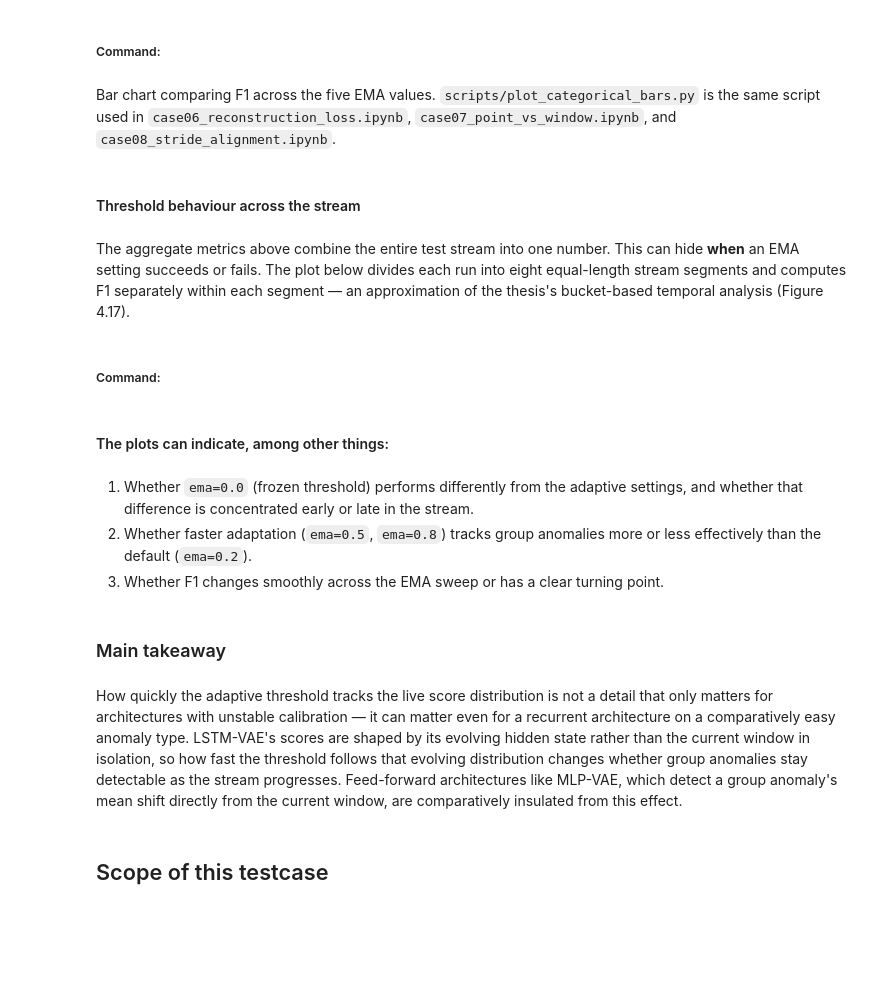
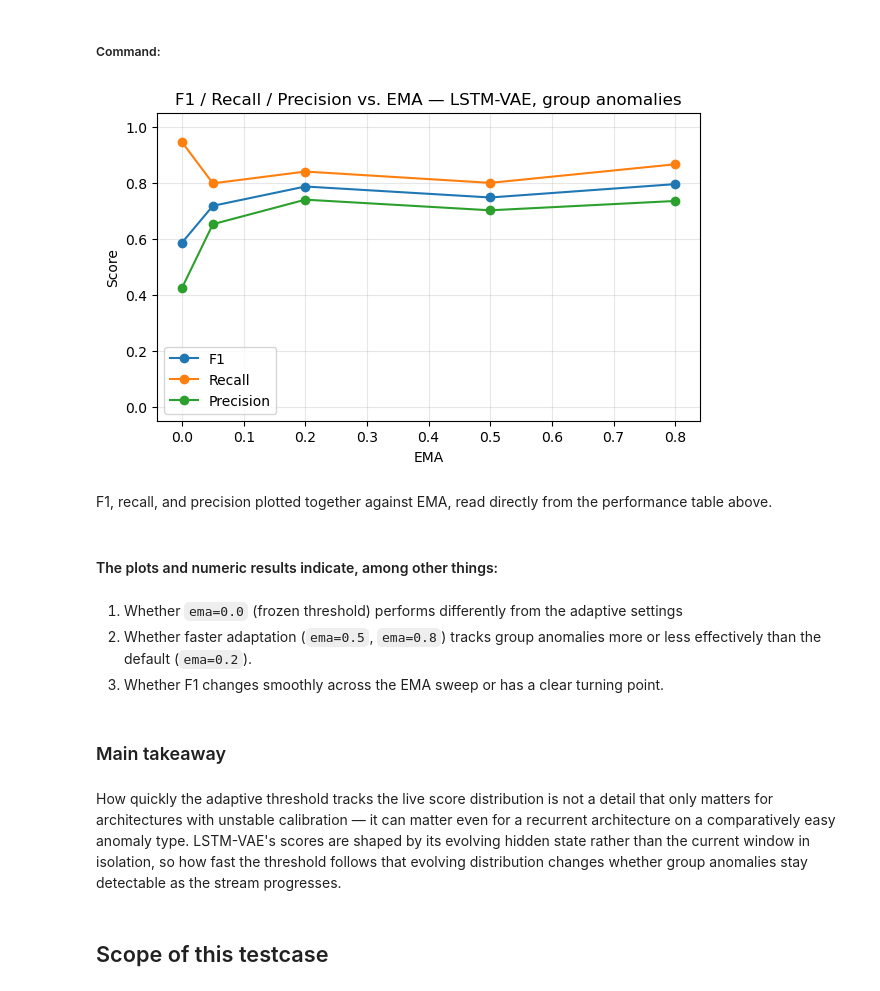
Before and after one commit to hadasecohen/streaming-vae-anomaly-detection, a Jupyter notebook: notebooks/cases/case09_ema_freezing.ipynb, the cells around one changed output. Saved outputs shown, nothing was run; the diff lists cells and outputs as text; code cells hidden in the pictures; blank space fills up the shorter version.

```diff
--- a/notebooks/cases/case09_ema_freezing.ipynb
+++ b/notebooks/cases/case09_ema_freezing.ipynb
@@ -312,8 +357,0 @@ for p in sorted(glob.glob(f"{OUTPUT_DIR}/cross_compare/bars_ema_f1_*.png")):
-# %% [markdown]
-Bar chart comparing F1 across the five EMA values. `scripts/plot_categorical_bars.py` is the same script used in `case06_reconstruction_loss.ipynb`, `case07_point_vs_window.ipynb`, and `case08_stride_alignment.ipynb`.
-# %% [markdown]
-#### Threshold behaviour across the stream
-# %% [markdown]
-The aggregate metrics above combine the entire test stream into one number. This can hide **when** an EMA setting succeeds or fails. The plot below divides each run into eight equal-length stream segments and computes F1 separately within each segment — an approximation of the thesis's bucket-based temporal analysis (Figure 4.17).
-# %% [markdown]
-##### Command:
@@ -380,13 +358,39 @@ plt.close(fig)
+# %%
+import pandas as pd
+import matplotlib.pyplot as plt
+from IPython.display import display
+
+performance_path = f"{OUTPUT_DIR}/cross_compare/performance_table.csv"
+perf = pd.read_csv(performance_path)
+perf["variant"] = perf["variant"].astype(float)
+perf = perf.sort_values("variant")
+
+fig, ax = plt.subplots(figsize=(7, 4))
+ax.plot(perf["variant"], perf["f1"], marker="o", label="F1")
+ax.plot(perf["variant"], perf["recall"], marker="o", label="Recall")
+ax.plot(perf["variant"], perf["precision"], marker="o", label="Precision")
+ax.set_xlabel("EMA")
+ax.set_ylabel("Score")
+ax.set_title("F1 / Recall / Precision vs. EMA — LSTM-VAE, group anomalies")
+ax.set_ylim(-0.05, 1.05)
+ax.grid(True, alpha=0.3)
+ax.legend()
+display(fig)
+plt.close(fig)
+# %% [output]
+[figure, added]
+# %% [markdown]
+F1, recall, and precision plotted together against EMA, read directly from the performance table above.
 # %% [markdown]
-#### The plots can indicate, among other things:
+#### The plots and numeric results indicate, among other things:
 # %% [markdown]
-1. Whether `ema=0.0` (frozen threshold) performs differently from the adaptive settings, and whether that difference is concentrated early or late in the stream.
+1. Whether `ema=0.0` (frozen threshold) performs differently from the adaptive settings
 2. Whether faster adaptation (`ema=0.5`, `ema=0.8`) tracks group anomalies more or less effectively than the default (`ema=0.2`).
 3. Whether F1 changes smoothly across the EMA sweep or has a clear turning point.
 # %% [markdown]
 ### Main takeaway
 # %% [markdown]
-How quickly the adaptive threshold tracks the live score distribution is not a detail that only matters for architectures with unstable calibration — it can matter even for a recurrent architecture on a comparatively easy anomaly type. LSTM-VAE's scores are shaped by its evolving hidden state rather than the current window in isolation, so how fast the threshold follows that evolving distribution changes whether group anomalies stay detectable as the stream progresses. Feed-forward architectures like MLP-VAE, which detect a group anomaly's mean shift directly from the current window, are comparatively insulated from this effect.
+How quickly the adaptive threshold tracks the live score distribution is not a detail that only matters for architectures with unstable calibration — it can matter even for a recurrent architecture on a comparatively easy anomaly type. LSTM-VAE's scores are shaped by its evolving hidden state rather than the current window in isolation, so how fast the threshold follows that evolving distribution changes whether group anomalies stay detectable as the stream progresses.
 # %% [markdown]
 ## Scope of this testcase
 # %% [markdown]
```
Also changed, not shown: parts of 14 cells of this notebook, 2 other files.
